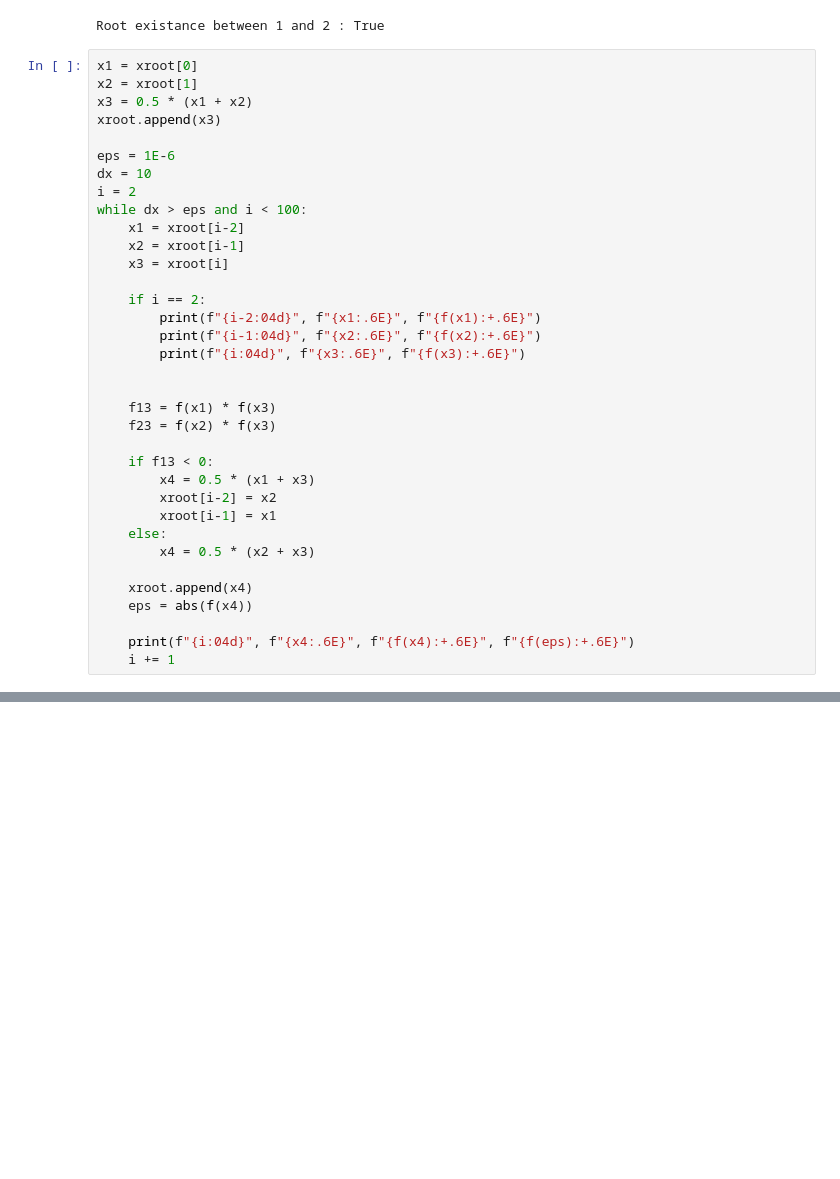
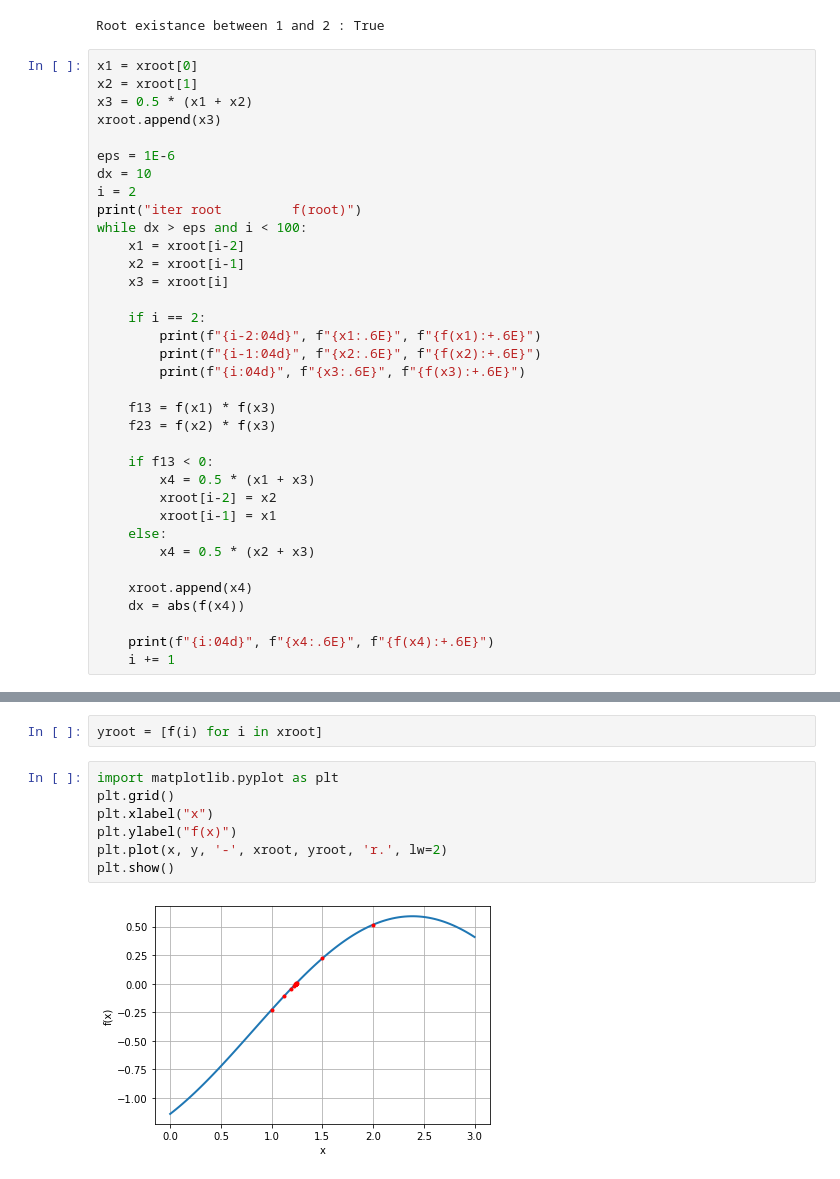
Before and after one commit to dudung/py-jupyter-nb, a Jupyter notebook: src/nummeth/root_finding/bisection_method.ipynb, the cells around one changed output, grey strips where cells are left out. Drawn from its saved outputs; the diff is of its cells as text; blank space fills up the shorter version.

```diff
--- a/src/nummeth/root_finding/bisection_method.ipynb
+++ b/src/nummeth/root_finding/bisection_method.ipynb
@@ -30,6 +30,7 @@ xroot.append(x3)
 eps = 1E-6
 dx = 10
 i = 2
+print("iter root         f(root)")
 while dx > eps and i < 100:
     x1 = xroot[i-2]
     x2 = xroot[i-1]
@@ -39,7 +40,6 @@ while dx > eps and i < 100:
         print(f"{i-2:04d}", f"{x1:.6E}", f"{f(x1):+.6E}")
         print(f"{i-1:04d}", f"{x2:.6E}", f"{f(x2):+.6E}")
         print(f"{i:04d}", f"{x3:.6E}", f"{f(x3):+.6E}")
-
 
     f13 = f(x1) * f(x3)
     f23 = f(x2) * f(x3)
@@ -52,8 +52,8 @@ while dx > eps and i < 100:
         x4 = 0.5 * (x2 + x3)
 
     xroot.append(x4)
-    eps = abs(f(x4))
+    dx = abs(f(x4))
 
-    print(f"{i:04d}", f"{x4:.6E}", f"{f(x4):+.6E}", f"{f(eps):+.6E}")
+    print(f"{i:04d}", f"{x4:.6E}", f"{f(x4):+.6E}")
     i += 1
 # %% [output]
@@ -80,0 +83,11 @@ print(xroot)
+# %%
+yroot = [f(i) for i in xroot]
+# %%
+import matplotlib.pyplot as plt
+plt.grid()
+plt.xlabel("x")
+plt.ylabel("f(x)")
+plt.plot(x, y, '-', xroot, yroot, 'r.', lw=2)
+plt.show()
+# %% [output]
+[figure, added]
```
Also changed, not shown: parts of 5 cells of this notebook, 3 other files.
